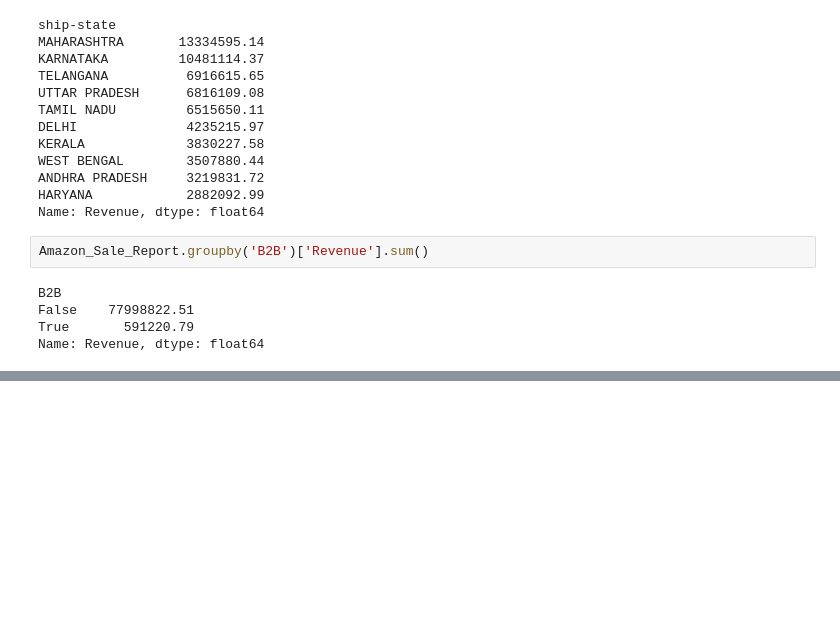
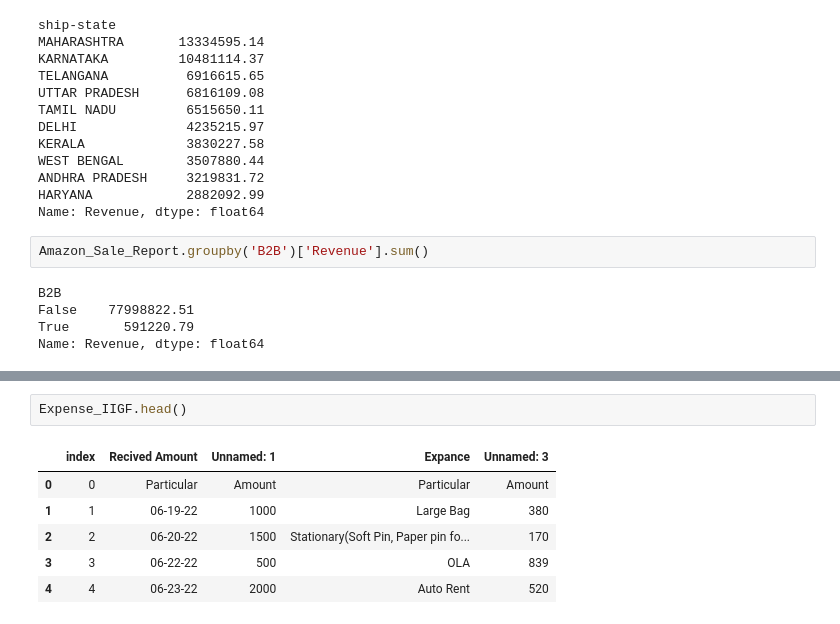
Before and after one commit to Yobil-Job/Ecommerece_Bussines_Intelligence, a Jupyter notebook: Ecommerce_Bussines_Intelligence.ipynb, the cells around one changed output, grey strips where cells are left out. Saved outputs shown, nothing was run; the diff lists cells and outputs as text; blank space fills up the shorter version.

```diff
--- a/Ecommerce_Bussines_Intelligence.ipynb
+++ b/Ecommerce_Bussines_Intelligence.ipynb
@@ -472,0 +523,9 @@ Name: Revenue, dtype: float64
+# %%
+Expense_IIGF.head()
+# %% [output]
+|  | index | Recived Amount | Unnamed: 1 | Expance | Unnamed: 3 |
+| 0 | 0 | Particular | Amount | Particular | Amount |
+| 1 | 1 | 06-19-22 | 1000 | Large Bag | 380 |
+| 2 | 2 | 06-20-22 | 1500 | Stationary(Soft Pin, Paper pin fo... | 170 |
+| 3 | 3 | 06-22-22 | 500 | OLA | 839 |
+| 4 | 4 | 06-23-22 | 2000 | Auto Rent | 520 |
```
Also changed, not shown: parts of 23 cells of this notebook.
